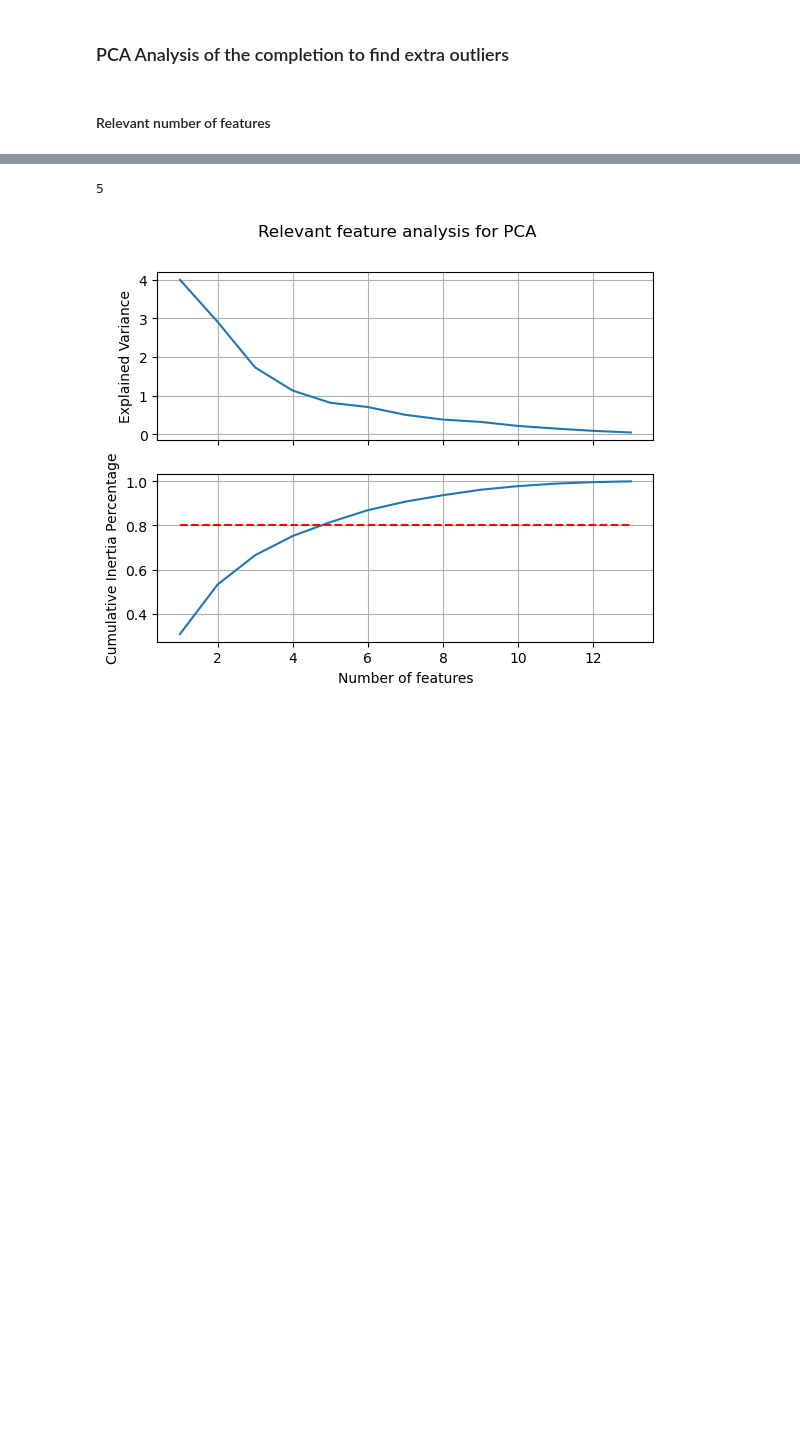
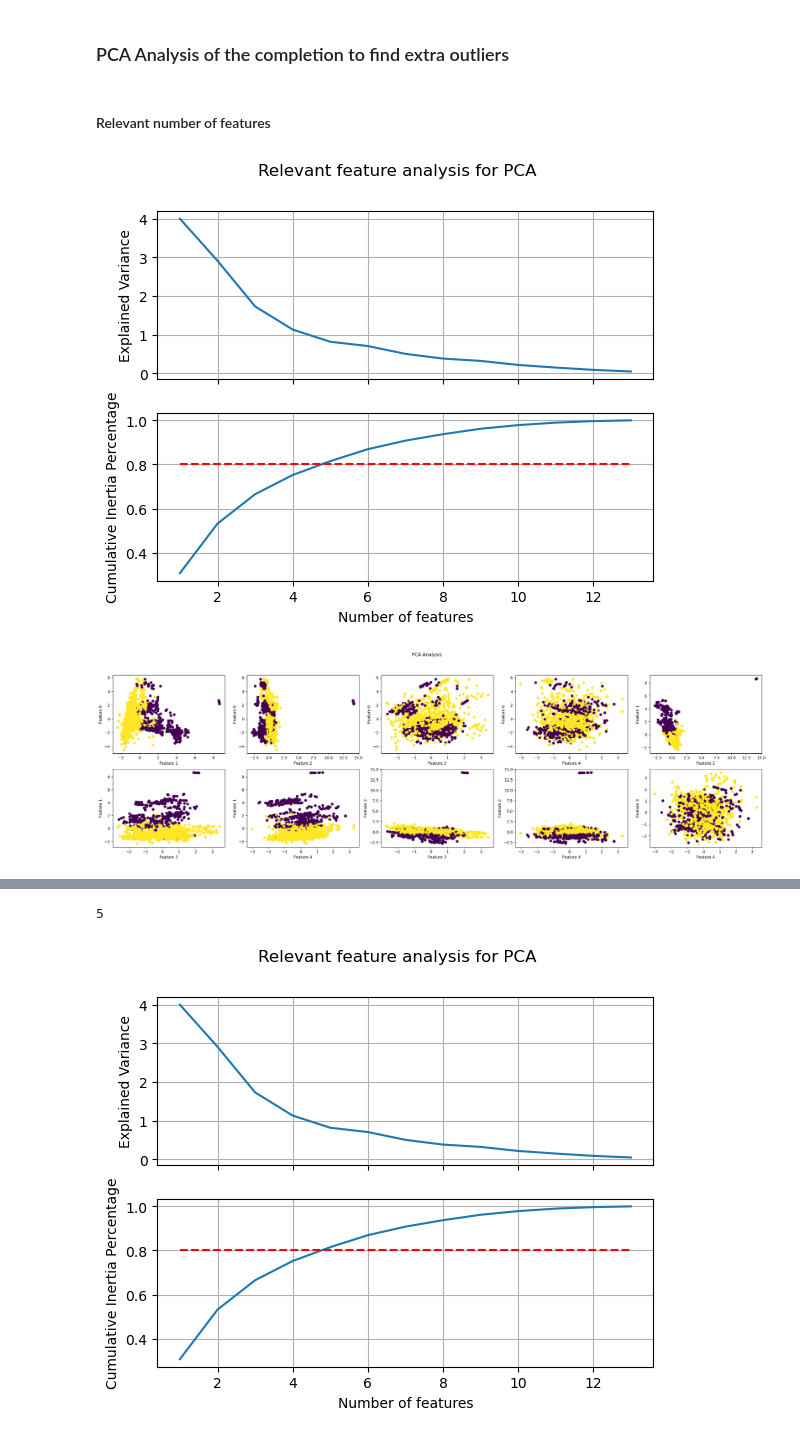
Before and after one commit to MatteoDebart/apprAuto-projet, a Jupyter notebook: preprocess.ipynb, the cells around one changed output, grey strips where cells are left out. Saved outputs shown, nothing was run; the diff lists cells and outputs as text; code cells hidden in the pictures; blank space fills up the shorter version.

```diff
--- a/preprocess.ipynb
+++ b/preprocess.ipynb
@@ -371,6 +392,12 @@ df.shape
 ### PCA Analysis of the completion to find extra outliers
 # %% [markdown]
 #### Relevant number of features
+# %%
+pca_features = list(set(relevant_features) - set(["Yield strength / MPa"]+ CATEGORICAL_COL))
+plot_PCA(df1, pca_features, 'weld_MMA')
+# %% [output]
+[figure, added]
+[figure, added]
 # %%
 pca_features = list(set(relevant_features) - set(["Yield strength / MPa"]+ CATEGORICAL_COL))
 df_pca = (df1[pca_features] - df1[pca_features].mean())/df1[pca_features].std()
```
Also changed, not shown: parts of 10 cells of this notebook, 2 other files.
